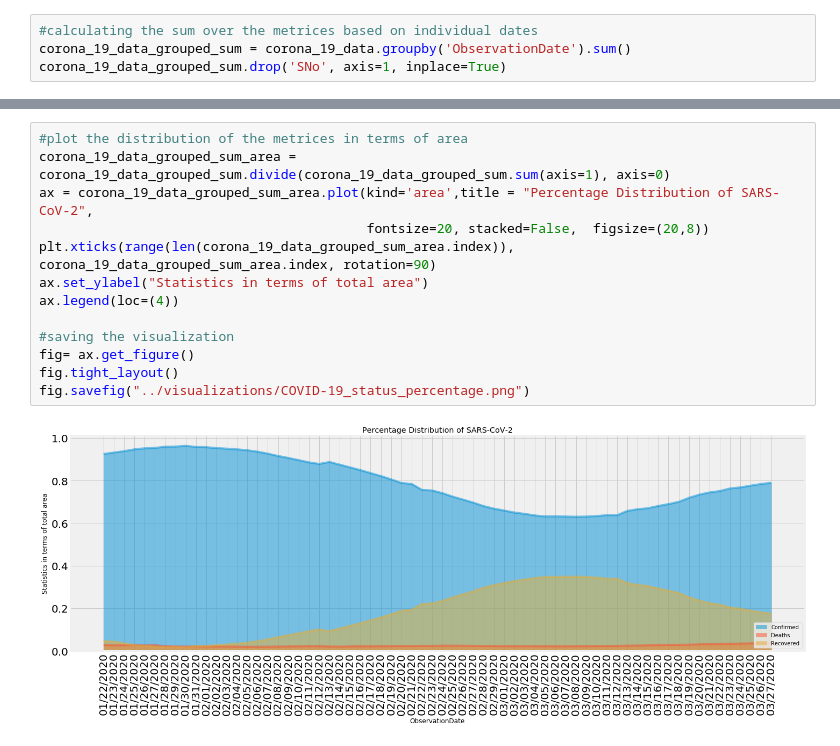
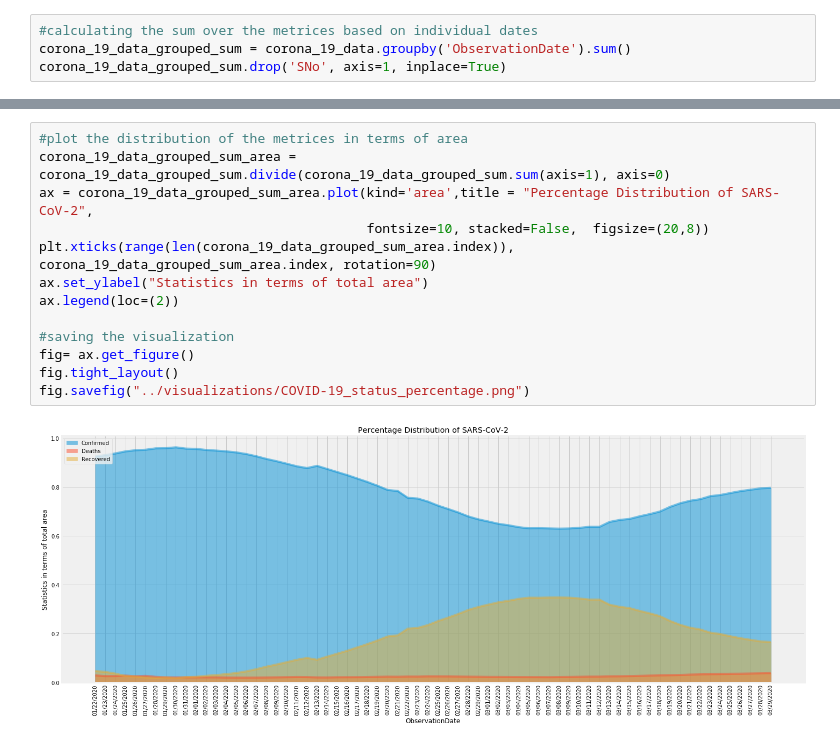
Before and after one commit to apurba-tukl/Exploratory-Data-Analysis-COVID-19, a Jupyter notebook: scripts/EDA_COVID19.ipynb, the cells around one changed output, grey strips where cells are left out. Cells and saved outputs as stored; diff of their text form.

```diff
--- a/scripts/EDA_COVID19.ipynb
+++ b/scripts/EDA_COVID19.ipynb
@@ -66,18 +66,18 @@ fig.savefig("../visualizations/COVID-19_status_logged.png")
 # %%
 #plot the distribution of the metrices in terms of area
 corona_19_data_grouped_sum_area = corona_19_data_grouped_sum.divide(corona_19_data_grouped_sum.sum(axis=1), axis=0)
 ax = corona_19_data_grouped_sum_area.plot(kind='area',title = "Percentage Distribution of SARS-CoV-2",
-                                          fontsize=20, stacked=False,  figsize=(20,8))
+                                          fontsize=10, stacked=False,  figsize=(20,8))
 plt.xticks(range(len(corona_19_data_grouped_sum_area.index)), corona_19_data_grouped_sum_area.index, rotation=90)
 ax.set_ylabel("Statistics in terms of total area")
-ax.legend(loc=(4))
+ax.legend(loc=(2))
 
 #saving the visualization
 fig= ax.get_figure()
 fig.tight_layout()
 fig.savefig("../visualizations/COVID-19_status_percentage.png")
 # %% [output]
-[figure, old version]
+[figure, new version]
 # %%
 #plot the distribution of the metrices in terms of area
 corona_19_data_grouped_sum_area = corona_19_data_grouped_sum.divide(corona_19_data_grouped_sum.sum(axis=1), axis=0)
```
Also changed, not shown: parts of 12 cells of this notebook, 11 other files.
